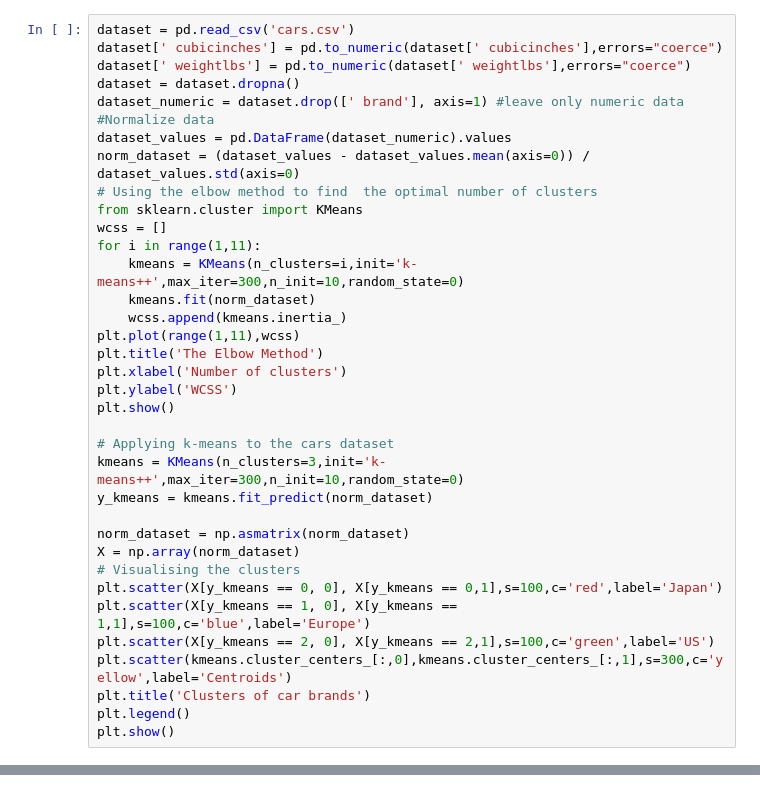
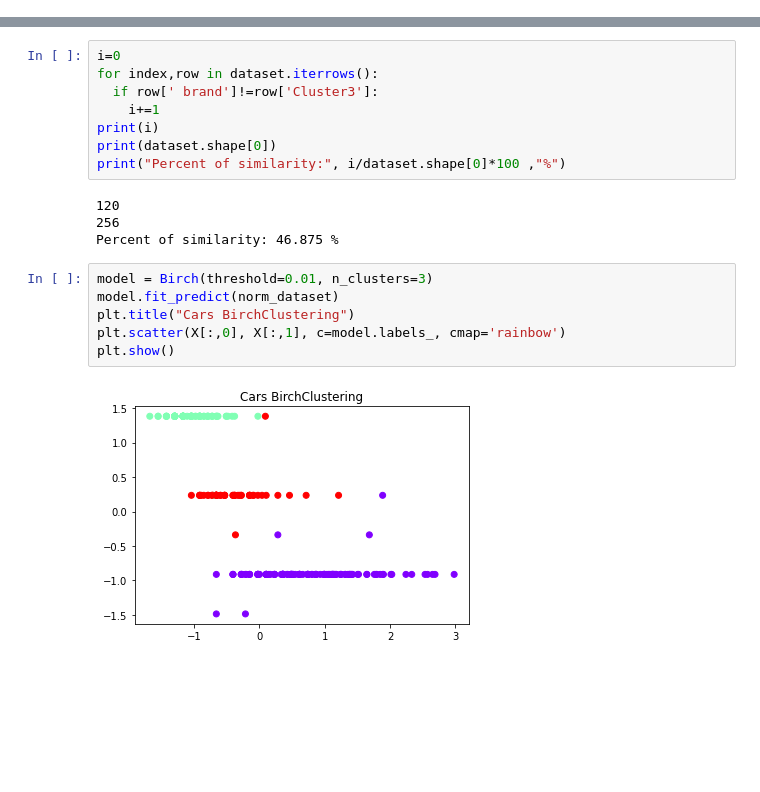
Before and after one commit to Elizav555/Data_Mining, a Jupyter notebook: Clustering.ipynb, the cells around one changed output, grey strips where cells are left out. Cells and saved outputs as stored; diff of their text form; blank space fills up the shorter version.

```diff
--- a/Clustering.ipynb
+++ b/Clustering.ipynb
@@ -60,36 +136,0 @@ plt.show()
-# %%
-dataset = pd.read_csv('cars.csv')
-dataset[' cubicinches'] = pd.to_numeric(dataset[' cubicinches'],errors="coerce")
-dataset[' weightlbs'] = pd.to_numeric(dataset[' weightlbs'],errors="coerce")
-dataset = dataset.dropna()
-dataset_numeric = dataset.drop([' brand'], axis=1) #leave only numeric data
-#Normalize data
-dataset_values = pd.DataFrame(dataset_numeric).values
-norm_dataset = (dataset_values - dataset_values.mean(axis=0)) / dataset_values.std(axis=0)
-# Using the elbow method to find  the optimal number of clusters
-from sklearn.cluster import KMeans
-wcss = []
-for i in range(1,11):
-    kmeans = KMeans(n_clusters=i,init='k-means++',max_iter=300,n_init=10,random_state=0)
-    kmeans.fit(norm_dataset)
-    wcss.append(kmeans.inertia_)
-plt.plot(range(1,11),wcss)
-plt.title('The Elbow Method')
-plt.xlabel('Number of clusters')
-plt.ylabel('WCSS')
-plt.show()
-
-# Applying k-means to the cars dataset
-kmeans = KMeans(n_clusters=3,init='k-means++',max_iter=300,n_init=10,random_state=0)
-y_kmeans = kmeans.fit_predict(norm_dataset)
-
-norm_dataset = np.asmatrix(norm_dataset)
-X = np.array(norm_dataset)
-# Visualising the clusters
-plt.scatter(X[y_kmeans == 0, 0], X[y_kmeans == 0,1],s=100,c='red',label='Japan')
-plt.scatter(X[y_kmeans == 1, 0], X[y_kmeans == 1,1],s=100,c='blue',label='Europe')
-plt.scatter(X[y_kmeans == 2, 0], X[y_kmeans == 2,1],s=100,c='green',label='US')
-plt.scatter(kmeans.cluster_centers_[:,0],kmeans.cluster_centers_[:,1],s=300,c='yellow',label='Centroids')
-plt.title('Clusters of car brands')
-plt.legend()
-plt.show()
@@ -99 +159,21 @@ plt.show()
+# %%
+i=0
+for index,row in dataset.iterrows():
+  if row[' brand']!=row['Cluster3']:
+    i+=1
+print(i)
+print(dataset.shape[0])
+print("Percent of similarity:", i/dataset.shape[0]*100 ,"%")
+# %% [output]
+120
+256
+Percent of similarity: 46.875 %
+# %%
+model = Birch(threshold=0.01, n_clusters=3)
+model.fit_predict(norm_dataset)
+plt.title("Cars BirchClustering")
+plt.scatter(X[:,0], X[:,1], c=model.labels_, cmap='rainbow')
+plt.show()
+# %% [output]
+[figure, added]
 # %%
```
Also changed, not shown: parts of 14 cells of this notebook.
